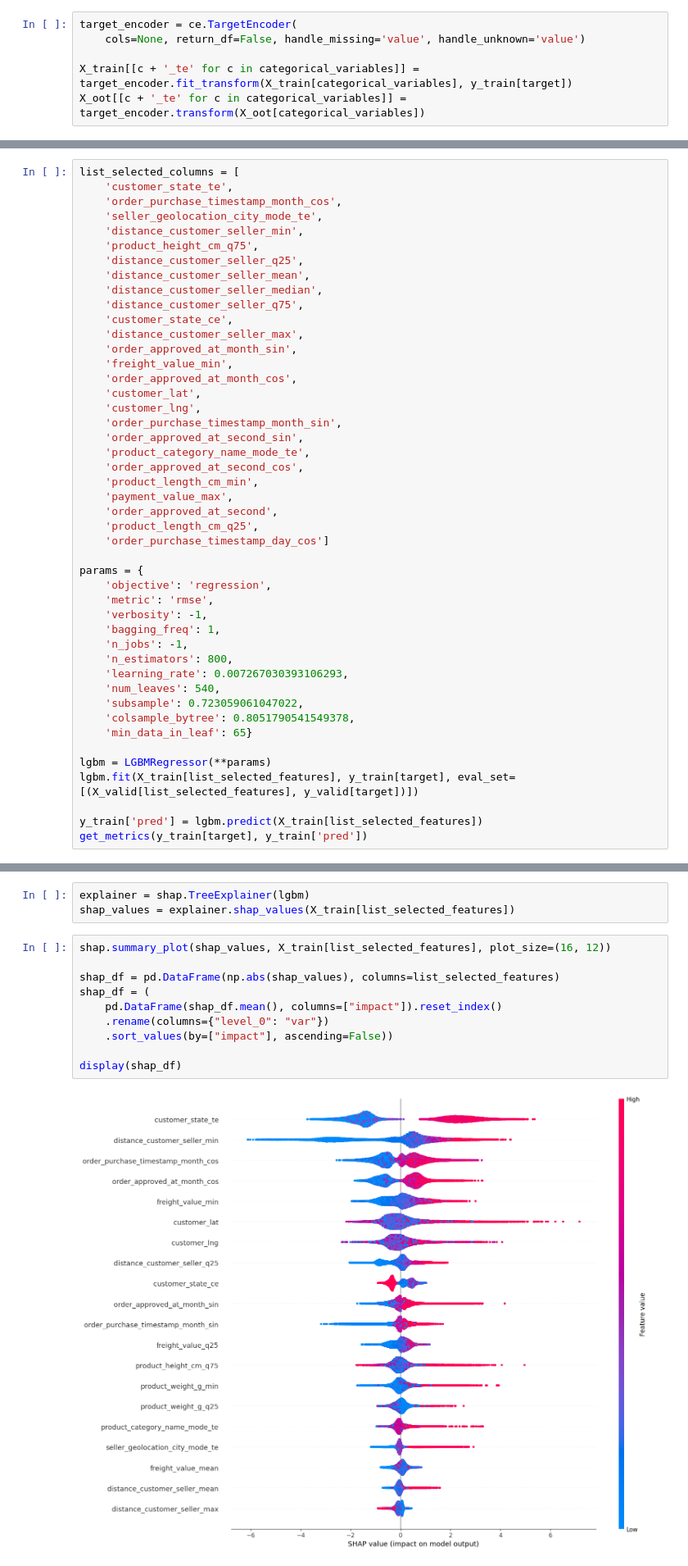
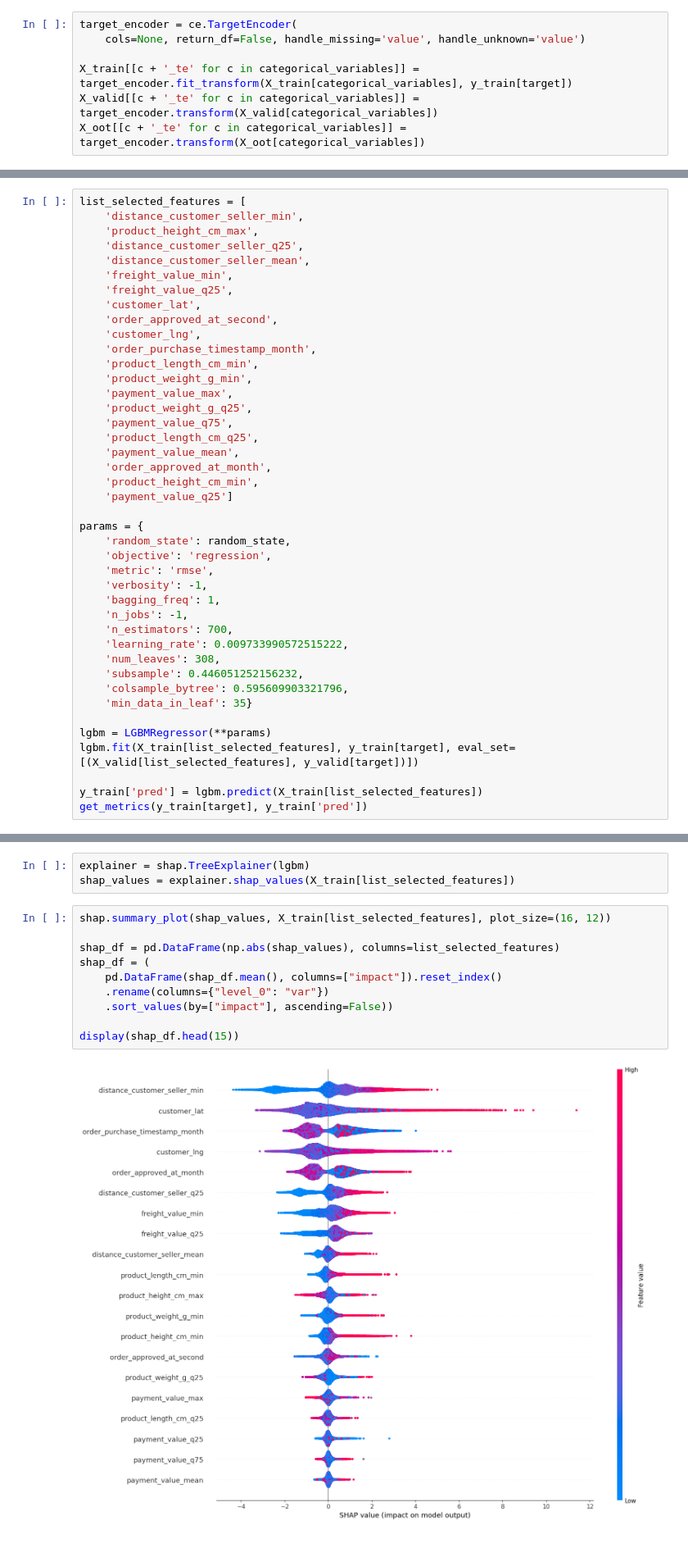
Before and after one commit to juniorcl/olist-delivery-forecast, a Jupyter notebook: notebooks/V0.3_machine_learning_modeling.ipynb, the cells around one changed output, grey strips where cells are left out. Shown at 82% size. Drawn from its saved outputs; the diff is of its cells as text.

```diff
--- a/notebooks/V0.3_machine_learning_modeling.ipynb
+++ b/notebooks/V0.3_machine_learning_modeling.ipynb
@@ -239,5 +313,6 @@ target_encoder = ce.TargetEncoder(
     cols=None, return_df=False, handle_missing='value', handle_unknown='value')
 
 X_train[[c + '_te' for c in categorical_variables]] = target_encoder.fit_transform(X_train[categorical_variables], y_train[target])
+X_valid[[c + '_te' for c in categorical_variables]] = target_encoder.transform(X_valid[categorical_variables])
 X_oot[[c + '_te' for c in categorical_variables]] = target_encoder.transform(X_oot[categorical_variables])
 # %% [markdown]
@@ -823,45 +877,41 @@ R2: -0.028091372634243994; RMSE: 5.887961792637936; MAE: 4.443979811080135; MAPE
 # %% [markdown]
 ## Final Model
 # %%
-list_selected_columns = [
-    'customer_state_te',
-    'order_purchase_timestamp_month_cos',
-    'seller_geolocation_city_mode_te',
+list_selected_features = [
     'distance_customer_seller_min',
-    'product_height_cm_q75',
+    'product_height_cm_max',
     'distance_customer_seller_q25',
     'distance_customer_seller_mean',
-    'distance_customer_seller_median',
-    'distance_customer_seller_q75',
-    'customer_state_ce',
-    'distance_customer_seller_max',
-    'order_approved_at_month_sin',
     'freight_value_min',
-    'order_approved_at_month_cos',
+    'freight_value_q25',
     'customer_lat',
+    'order_approved_at_second',
     'customer_lng',
-    'order_purchase_timestamp_month_sin',
-    'order_approved_at_second_sin',
-    'product_category_name_mode_te',
-    'order_approved_at_second_cos',
+    'order_purchase_timestamp_month',
     'product_length_cm_min',
+    'product_weight_g_min',
     'payment_value_max',
-    'order_approved_at_second',
+    'product_weight_g_q25',
+    'payment_value_q75',
     'product_length_cm_q25',
-    'order_purchase_timestamp_day_cos']
+    'payment_value_mean',
+    'order_approved_at_month',
+    'product_height_cm_min',
+    'payment_value_q25']
 
 params = {
+    'random_state': random_state,
     'objective': 'regression',
     'metric': 'rmse',
     'verbosity': -1,
     'bagging_freq': 1,
     'n_jobs': -1,
-    'n_estimators': 800,
-    'learning_rate': 0.007267030393106293,
-    'num_leaves': 540,
-    'subsample': 0.723059061047022,
-    'colsample_bytree': 0.8051790541549378,
-    'min_data_in_leaf': 65}
+    'n_estimators': 700,
+    'learning_rate': 0.009733990572515222,
+    'num_leaves': 308,
+    'subsample': 0.446051252156232,
+    'colsample_bytree': 0.595609903321796,
+    'min_data_in_leaf': 35}
 
 lgbm = LGBMRegressor(**params)
 lgbm.fit(X_train[list_selected_features], y_train[target], eval_set=[(X_valid[list_selected_features], y_valid[target])])
@@ -901,13 +951,13 @@ shap_values = explainer.shap_values(X_train[list_selected_features])
 # %%
 shap.summary_plot(shap_values, X_train[list_selected_features], plot_size=(16, 12))
 
 shap_df = pd.DataFrame(np.abs(shap_values), columns=list_selected_features)
 shap_df = (
     pd.DataFrame(shap_df.mean(), columns=["impact"]).reset_index()
     .rename(columns={"level_0": "var"})
     .sort_values(by=["impact"], ascending=False))
 
-display(shap_df)
+display(shap_df.head(15))
 # %% [output]
-[figure, old version]
+[figure, new version]
 |  | index | impact |
```
Also changed, not shown: parts of 69 cells of this notebook.
